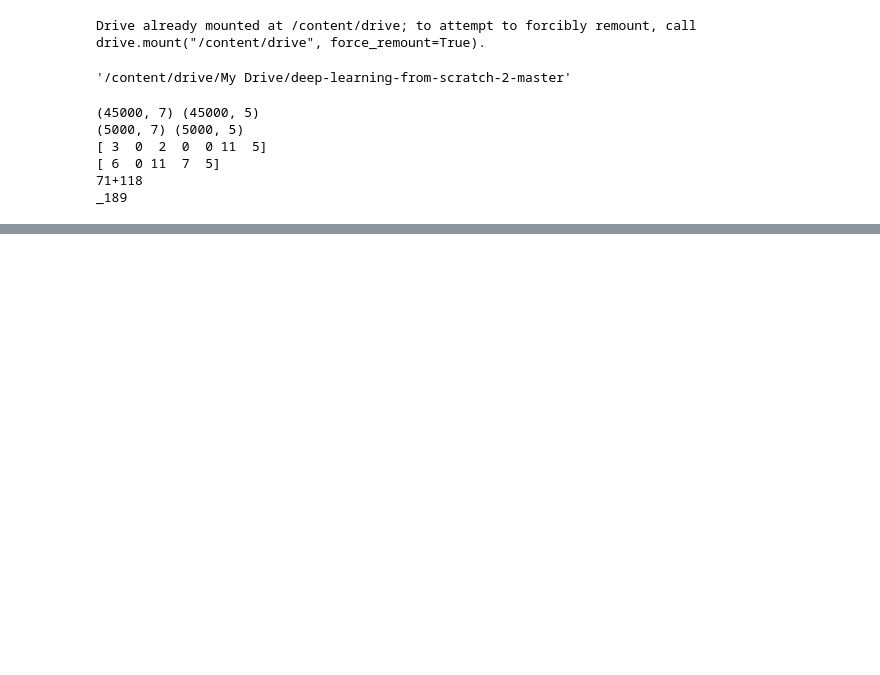
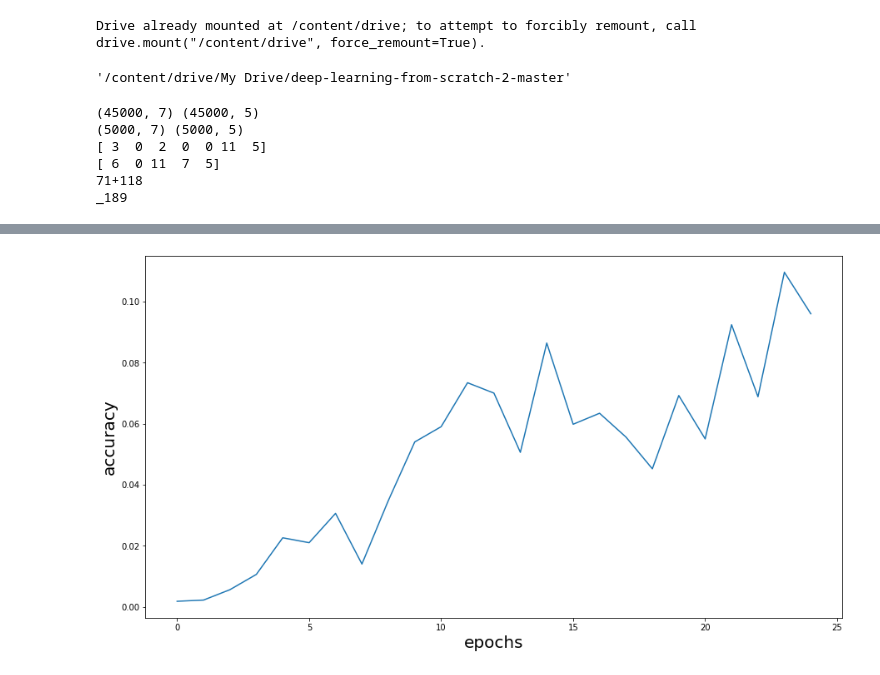
Before and after one commit to jiyeon1357/class_deeplearning, a Jupyter notebook: 과제_3_G202145007_현지연.ipynb, the cells around one changed output, grey strips where cells are left out. Drawn from its saved outputs; the diff is of its cells as text; code cells hidden in the pictures; blank space fills up the shorter version.

```diff
--- a/과제_3_G202145007_현지연.ipynb
+++ b/과제_3_G202145007_현지연.ipynb
@@ -233,3 +231,20 @@ T 236
 ☒ 239
 ---
 검증 정확도 9.600%
+# %%
+# 정답률 추이 그래프
+import matplotlib.pyplot as plt
+plt.figure(figsize=(15,8))
+plt.plot(acc_list)
+
+# Strings
+xlab = 'epochs'
+ylab = 'accuracy'
+
+# Add axis labels
+plt.xlabel(xlab,size =20)
+plt.ylabel(ylab,size=20)
+
+plt.show()
+# %% [output]
+[figure, added]
```
Also changed, not shown: parts of 1 cell of this notebook.
